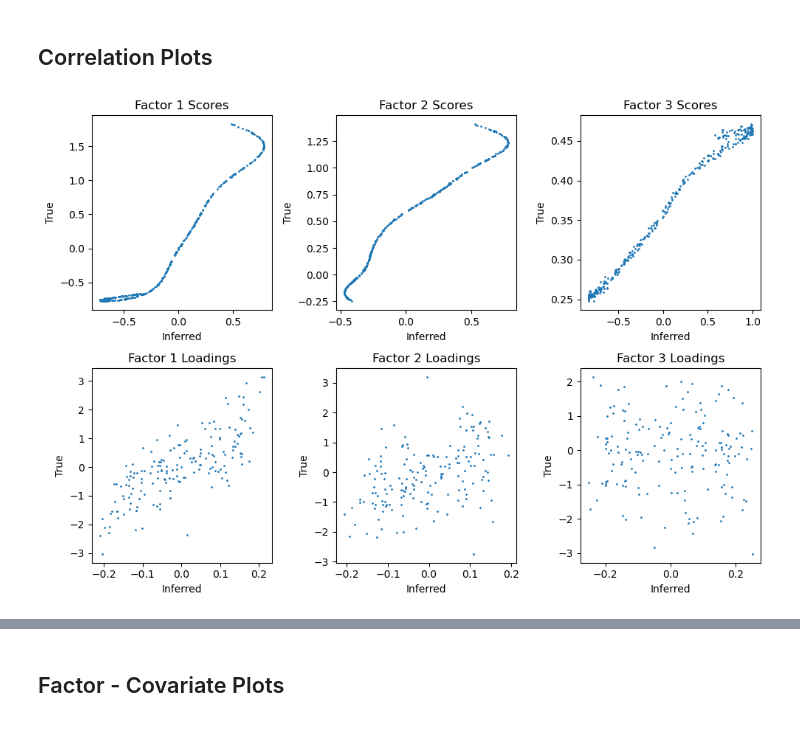
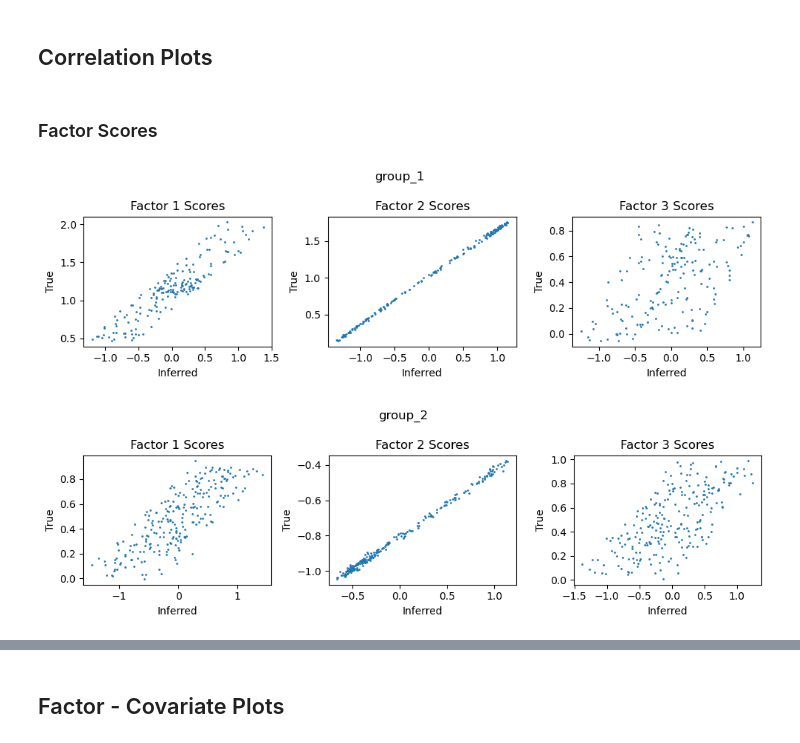
Before and after one commit to bioFAM/prismo, a Jupyter notebook: notebooks/synthetic/synthetic_gp_1d.ipynb, the cells around one changed output, grey strips where cells are left out. Saved outputs shown, nothing was run; the diff lists cells and outputs as text; code cells hidden in the pictures.

```diff
--- a/notebooks/synthetic/synthetic_gp_1d.ipynb
+++ b/notebooks/synthetic/synthetic_gp_1d.ipynb
@@ -71,27 +73,2 @@ Training finished after 2756 steps.
 # %% [markdown]
 ## Assignment of Inferred to True Factors
-# %%
-group = "group_1"
-view = "view_1"
-
-w = model.get_weights("pandas")[view]
-z = model.get_factors("pandas", model.covariates)[group]
-
-w_gt = pd.DataFrame(data[group][view].varm["w"].T, columns=data[group][view].var_names)
-z_gt = pd.DataFrame(data[group][view].obsm["z"], index=data[group][view].obs_names)
-x = pd.DataFrame(data[group][view].obsm["x"], index=data[group][view].obs_names).sort_index(axis=0)
-
-z_common_indices = z.index.intersection(z_gt.index)
-z = z.loc[z_common_indices].sort_index(axis=0)
-z_gt = z_gt.loc[z_common_indices].sort_index(axis=0)
-
-w_common_cols = w.columns.intersection(w_gt.columns)
-w = w.loc[:, w_common_cols].sort_index(axis=1)
-w_gt = w_gt.loc[:, w_common_cols].sort_index(axis=1)
-
-
-
-inds, signs = match(z_gt.values, z.values, dim=-1)
-
-z = z.iloc[:, inds] * signs
-w = w.iloc[inds] * signs.reshape(-1, 1)
@@ -98,17 +133,20 @@ w = w.iloc[inds] * signs.reshape(-1, 1)
 # %% [markdown]
 ## Correlation Plots
+# %% [markdown]
+### Factor Scores
 # %%
-fig, axs = plt.subplots(2, z.shape[1], figsize=(10, 7))
-for i in range(z.shape[1]):
-    axs[0, i].scatter(z.iloc[:, i], z_gt.iloc[:, i], s=1)
-    axs[1, i].scatter(w.iloc[i], w_gt.iloc[i], s=1)
-    axs[0, i].set_title(f"Factor {i + 1} Scores")
-    axs[1, i].set_title(f"Factor {i + 1} Loadings")
+for group in model.group_names:
+    fig, axs = plt.subplots(1, z[group].shape[1], figsize=(10, 3))
+    for i in range(z[group].shape[1]):
+        axs[i].scatter(z[group].iloc[:, i], z_gt[group].iloc[:, i], s=1)
+        axs[i].set_title(f"Factor {i + 1} Scores")
 
-for ax in axs.flatten():
-    ax.set_xlabel("Inferred")
-    ax.set_ylabel("True")
+    for ax in axs.flatten():
+        ax.set_xlabel("Inferred")
+        ax.set_ylabel("True")
 
-plt.tight_layout()
+    fig.suptitle(group)
+    plt.tight_layout()
 # %% [output]
-[figure, old version]
+[figure, new version]
+[figure, added]
```
Also changed, not shown: parts of 9 cells of this notebook, 15 other files.
